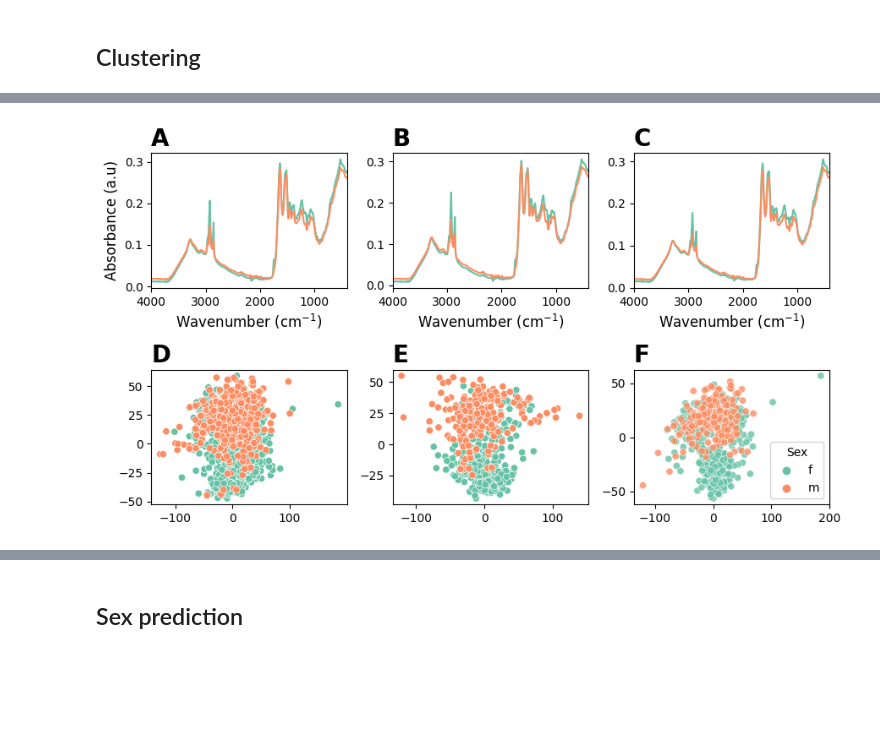
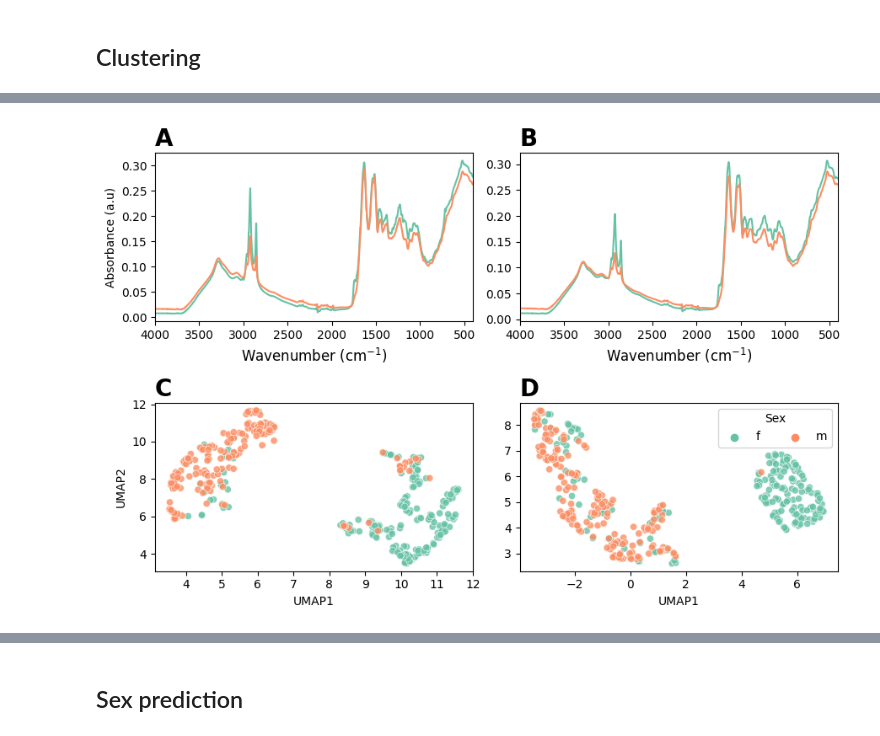
Before and after one commit to maurocolapso/Pazmino_TsetseMIRS_2023, a Jupyter notebook: notebooks/sex_prediction.ipynb, the cells around one changed output, grey strips where cells are left out. Saved outputs shown, nothing was run; the diff lists cells and outputs as text; code cells hidden in the pictures; blank space fills up the shorter version.

```diff
--- a/notebooks/sex_prediction.ipynb
+++ b/notebooks/sex_prediction.ipynb
@@ -50,9 +83,10 @@ waveNums = [int(x) for x in wnLabels] #wavenumbers numbers (for plotting)
 # %%
 tsetse_females = tsetse_data.loc[(descriptorsDF['Sex'] == 'f')]
 tsetse_males = tsetse_data[(descriptorsDF['Sex'] == 'm')]
-tsetse_head = tsetse_data[(descriptorsDF['Tissue'] == 'Head')]
-tsetse_thorax = tsetse_data[(descriptorsDF['Tissue'] == 'Thorax')]
-tsetse_abdomen = tsetse_data[(descriptorsDF['Tissue'] == 'Abdomen')]
+
+tsetse_head = tsetse_data_sameages_copy[(descriptorsDF_sameage['Tissue'] == 'Head')]
+tsetse_thorax = tsetse_data_sameages_copy[(descriptorsDF_sameage['Tissue'] == 'Thorax')]
+tsetse_abdomen = tsetse_data_sameages_copy[(descriptorsDF_sameage['Tissue'] == 'Abdomen')]
 # %%
 pca = PCA(n_components=5)
 scaler_pca = StandardScaler()
@@ -64,3 +96,16 @@ X_pca_head = pca.fit_transform(X_scaled_head)
 
 X_scaled_thorax = scaler_pca.fit_transform(tsetse_thorax)
 X_pca_thorax = pca.fit_transform(X_scaled_thorax)
+# %%
+# umap
+
+reducer = umap.UMAP(n_neighbors = 30, transform_seed=123, min_dist=0.0)
+scaler = StandardScaler()
+features_scaled = scaler.fit_transform(tsetse_head)
+embedding_head = reducer.fit_transform(features_scaled)
+
+# thorax
+reducer = umap.UMAP(n_neighbors = 30, transform_seed=123, min_dist=0.0)
+scaler = StandardScaler()
+features_scaled = scaler.fit_transform(tsetse_thorax)
+embedding_thorax = reducer.fit_transform(features_scaled)
@@ -67,53 +117,46 @@ X_pca_thorax = pca.fit_transform(X_scaled_thorax)
 # %%
-fig, ((ax, ax2, ax3),(ax4, ax5, ax6)) = plt.subplots(2,3, figsize=(9,5))
+fig, ((ax2, ax3),(ax5, ax6)) = plt.subplots(2,2, figsize=(9,6))
 
 sn.set_palette("Set2")
-sn.scatterplot(x=X_pca_all[:,0], y=X_pca_all[:,1], hue=descriptorsDF['Sex'], ax=ax4, legend=False)
+sn.scatterplot(x=embedding_head[:,0], y=embedding_head[:,1],ax=ax5, hue=descriptorsDF_sameage[descriptorsDF_sameage['Tissue'] == 'Head']['Sex'], alpha=0.8, legend=False)
 
-sn.scatterplot(x=X_pca_head[:,0], y=X_pca_head[:,1], hue=descriptorsDF[descriptorsDF['Tissue'] == 'Head']['Sex'], ax=ax5, legend=False)
+sn.scatterplot(x=embedding_thorax[:,0], y=embedding_thorax[:,1],ax=ax6, hue=descriptorsDF_sameage[descriptorsDF_sameage['Tissue'] == 'Thorax']['Sex'], alpha=0.8)
+ax6.legend(ncol=2, title='Sex')
 
-sn.scatterplot(x=X_pca_thorax[:,0], y=X_pca_thorax[:,1],ax=ax6, hue=descriptorsDF[descriptorsDF['Tissue'] == 'Thorax']['Sex'], alpha=0.8)
-
-
-
-y_labels = descriptorsDF['Sex']
-
-for i, c in zip(np.unique(y_labels), colors):
-    sn.lineplot(x=waveNums, y=np.mean(tsetse_data[y_labels == i], axis=0), label=i, color=c,ax=ax, legend=False)
-
-ax.set_xlim(4000,401)
-ax.set_xlabel("Wavenumber (cm$^{-1}$)",fontsize=12)
-ax.set_ylabel("Absorbance (a.u)",fontsize=12)
-
-y_labels = descriptorsDF[descriptorsDF['Tissue'] == 'Head']['Sex']
+y_labels = descriptorsDF_sameage[descriptorsDF_sameage['Tissue'] == 'Head']['Sex']
 
 for i, c in zip(np.unique(y_labels), colors):
     sn.lineplot(x=waveNums, y=np.mean(tsetse_head[y_labels == i], axis=0), label=i, color=c,ax=ax2, legend=False)
 
 ax2.set_xlim(4000,401)
 ax2.set_xlabel("Wavenumber (cm$^{-1}$)",fontsize=12)
+ax2.set_ylabel("Absorbance (a.u)")
 
 
 
-y_labels = descriptorsDF[descriptorsDF['Tissue'] == 'Thorax']['Sex']
+y_labels = descriptorsDF_sameage[descriptorsDF_sameage['Tissue'] == 'Thorax']['Sex']
 for i, c in zip(np.unique(y_labels), colors):
     sn.lineplot(x=waveNums, y=np.mean(tsetse_thorax[y_labels == i], axis=0), label=i, color=c,ax=ax3, legend=False)
 
 ax3.set_xlim(4000,401)
 ax3.set_xlabel("Wavenumber (cm$^{-1}$)",fontsize=12)
+
+ax5.set_xlabel("UMAP1")
+ax5.set_ylabel('UMAP2')
+ax6.set_xlabel("UMAP1")
 
 
 
 labeles = ["A", "B", "C", "D", "E", "F"]
 axes = fig.get_axes()
 for a, l in zip(axes, labeles):
     a.set_title(l, loc='left', fontsize=20, fontweight='bold')
 
 
-ax.set_ylabel("Absorbance (a.u)")
+
 
 plt.tight_layout()
 
 plt.savefig("../results/plots/PCA_sex.png", dpi=900)
 # %% [output]
-[figure, old version]
+[figure, new version]
```
Also changed, not shown: parts of 18 cells of this notebook, 20 other files.
